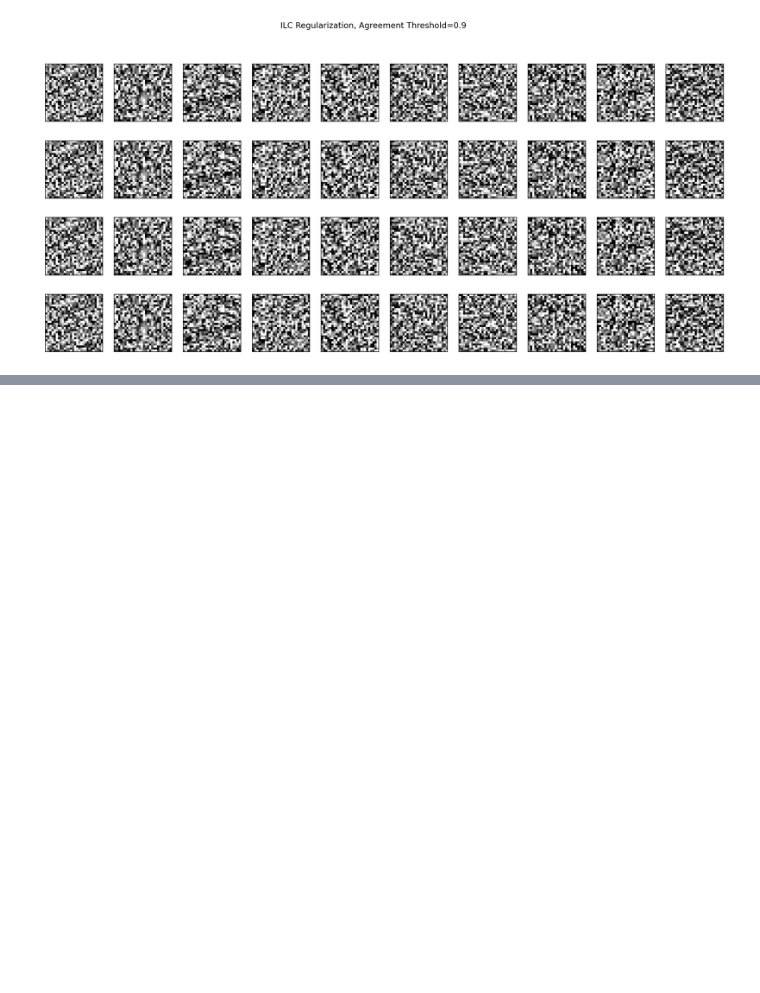
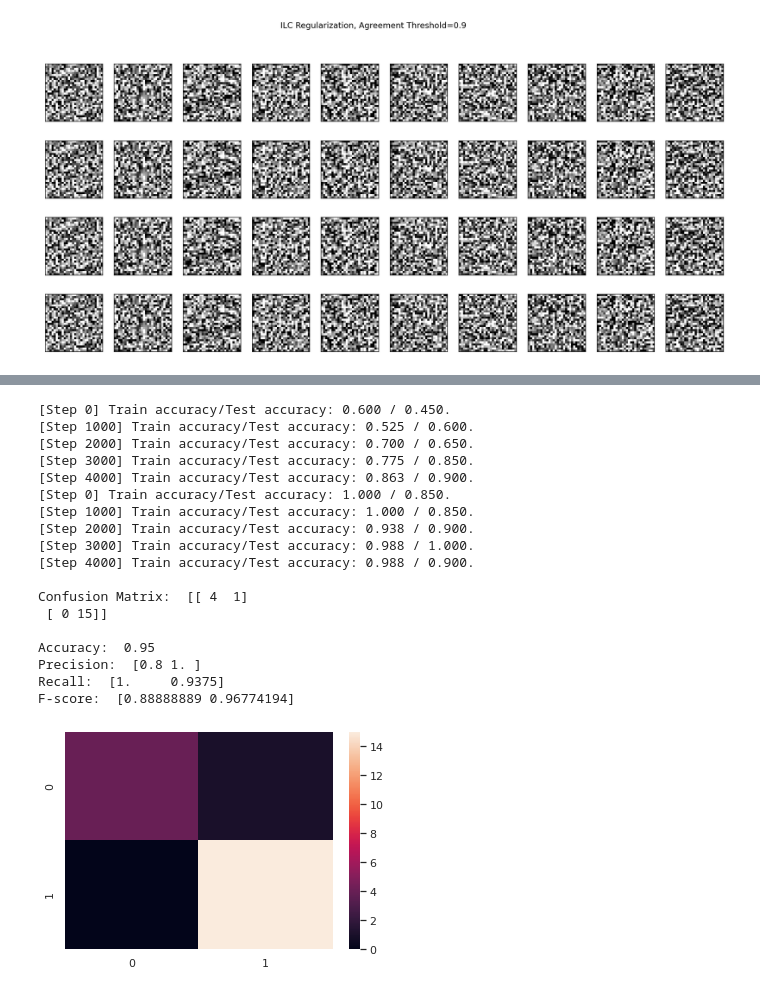
Before and after one commit to scspinney/pgm-fmri, a Jupyter notebook: SparseRegElasticNet_ILC.ipynb, the cells around one changed output, grey strips where cells are left out. Cells and saved outputs as stored; diff of their text form; code cells hidden in the pictures; blank space fills up the shorter version.

```diff
--- a/SparseRegElasticNet_ILC.ipynb
+++ b/SparseRegElasticNet_ILC.ipynb
@@ -665,0 +914,11 @@ plt.show()
+# %%
+x = np.load(root_dir+'X_synthetic.npy')
+y = np.load(root_dir+'y_synthetic.npy')
+print(x)
+import matplotlib.pyplot as plt
+from matplotlib.pyplot import figure
+
+
+# plt.matshow(coef.reshape(28, 28), cmap=plt.cm.gray)
+# plt.suptitle('ILC Regularization, Agreement Threshold=0.9')
+# plt.show()
@@ -665,0 +1124,45 @@ plt.show()
+# %%
+n_envs = 1
+ds_train_envs = []
+take = 80
+train_batch_size = take
+test_batch_size = 100-train_batch_size
+np.random.seed(5)
+# ds = tfds.load("mnist:3.*.*", split=splits[m]).cache().repeat()
+# print(ds)
+all_dataset = tf.data.Dataset.from_tensor_slices((x, y)).repeat()
+train_dataset = all_dataset.take(take).repeat()
+test_dataset = all_dataset.skip(take).repeat()
+# print(train_dataset)
+# print(test_dataset)
+train_dataset = train_dataset.shuffle(10 * train_batch_size, seed=0)
+train_dataset = train_dataset.batch(train_batch_size)
+train_dataset = iter(tfds.as_numpy(train_dataset))
+
+test_dataset = test_dataset.shuffle(10 * test_batch_size, seed=0)
+test_dataset = test_dataset.batch(test_batch_size)
+test_dataset = iter(tfds.as_numpy(test_dataset))
+
+params = sparse_logistic_regression_synthetic_data(train_dataset, test_dataset, adam_lr=1e-4, agreement_threshold=0.9,
+                               use_ilc=False, l1_coef=1e-5, l2_coef=1e-3,
+                               epochs=10001, Verbose=True, n_classes=2, normalizer=1.)
+# %% [output]
+[Step 0] Train accuracy/Test accuracy: 0.600 / 0.450.
+[Step 1000] Train accuracy/Test accuracy: 0.525 / 0.600.
+[Step 2000] Train accuracy/Test accuracy: 0.700 / 0.650.
+[Step 3000] Train accuracy/Test accuracy: 0.775 / 0.850.
+[Step 4000] Train accuracy/Test accuracy: 0.863 / 0.900.
+[Step 0] Train accuracy/Test accuracy: 1.000 / 0.850.
+[Step 1000] Train accuracy/Test accuracy: 1.000 / 0.850.
+[Step 2000] Train accuracy/Test accuracy: 0.938 / 0.900.
+[Step 3000] Train accuracy/Test accuracy: 0.988 / 1.000.
+[Step 4000] Train accuracy/Test accuracy: 0.988 / 0.900.
+
+Confusion Matrix:  [[ 4  1]
+ [ 0 15]]
+
+Accuracy:  0.95
+Precision:  [0.8 1. ]
+Recall:  [1.     0.9375]
+F-score:  [0.88888889 0.96774194]
+[figure, added]
```
Also changed, not shown: parts of 17 cells of this notebook.
